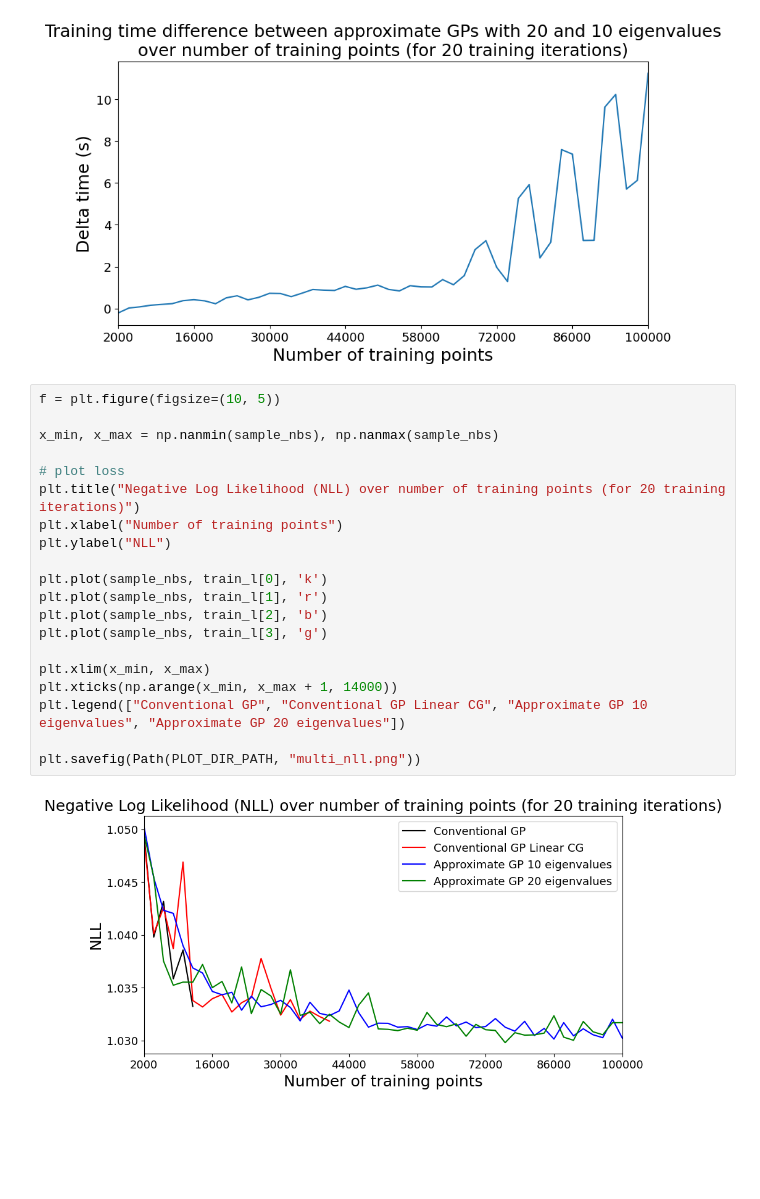
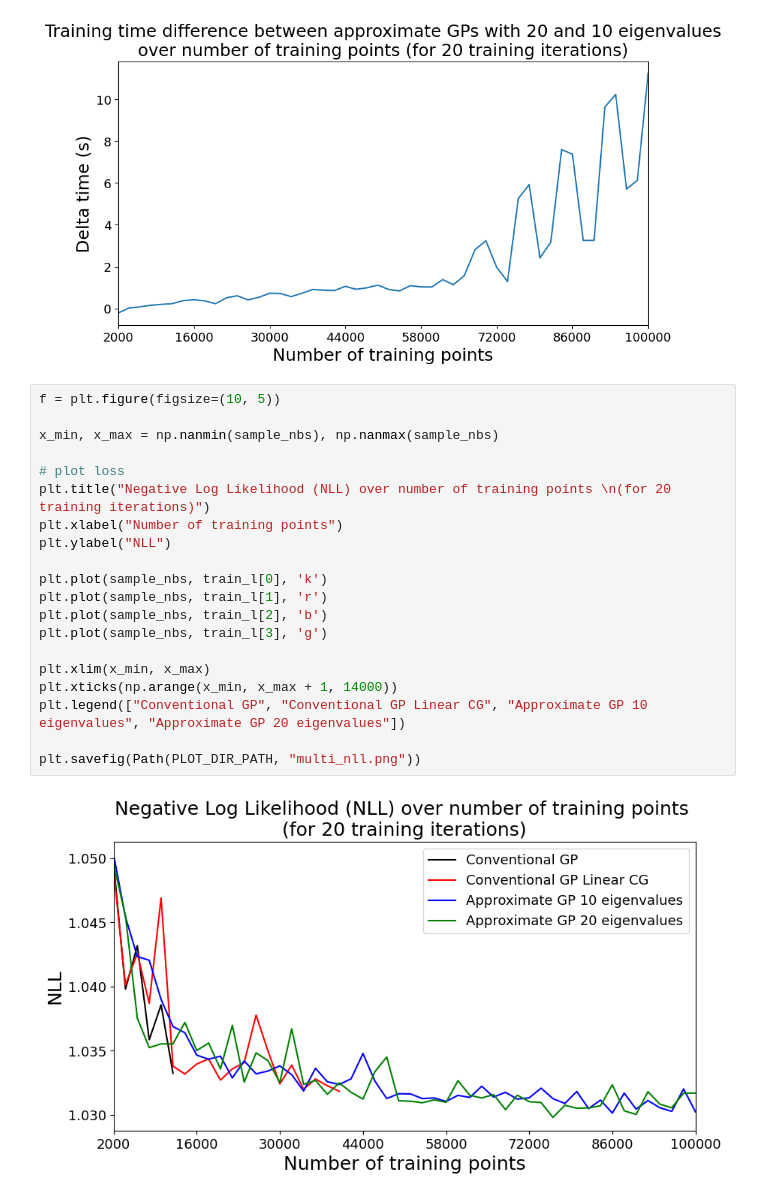
Before and after one commit to Cef0PT/famgpytorch, a Jupyter notebook: playground/multi_output_time_over_number_of_training_points.ipynb, the cells around one changed output. Cells and saved outputs as stored; diff of their text form; blank space fills up the shorter version.

Commit message:
fixed nll title

```diff
--- a/playground/multi_output_time_over_number_of_training_points.ipynb
+++ b/playground/multi_output_time_over_number_of_training_points.ipynb
@@ -139,22 +142,22 @@ plt.savefig(Path(PLOT_DIR_PATH, "multi_diff.png"))
 # %%
 f = plt.figure(figsize=(10, 5))
 
 x_min, x_max = np.nanmin(sample_nbs), np.nanmax(sample_nbs)
 
 # plot loss
-plt.title("Negative Log Likelihood (NLL) over number of training points (for 20 training iterations)")
+plt.title("Negative Log Likelihood (NLL) over number of training points \n(for 20 training iterations)")
 plt.xlabel("Number of training points")
 plt.ylabel("NLL")
 
 plt.plot(sample_nbs, train_l[0], 'k')
 plt.plot(sample_nbs, train_l[1], 'r')
 plt.plot(sample_nbs, train_l[2], 'b')
 plt.plot(sample_nbs, train_l[3], 'g')
 
 plt.xlim(x_min, x_max)
 plt.xticks(np.arange(x_min, x_max + 1, 14000))
 plt.legend(["Conventional GP", "Conventional GP Linear CG", "Approximate GP 10 eigenvalues", "Approximate GP 20 eigenvalues"])
 
 plt.savefig(Path(PLOT_DIR_PATH, "multi_nll.png"))
 # %% [output]
-[figure, old version]
+[figure, new version]
```
Also changed, not shown: parts of 1 cell of this notebook, 1 other file.
